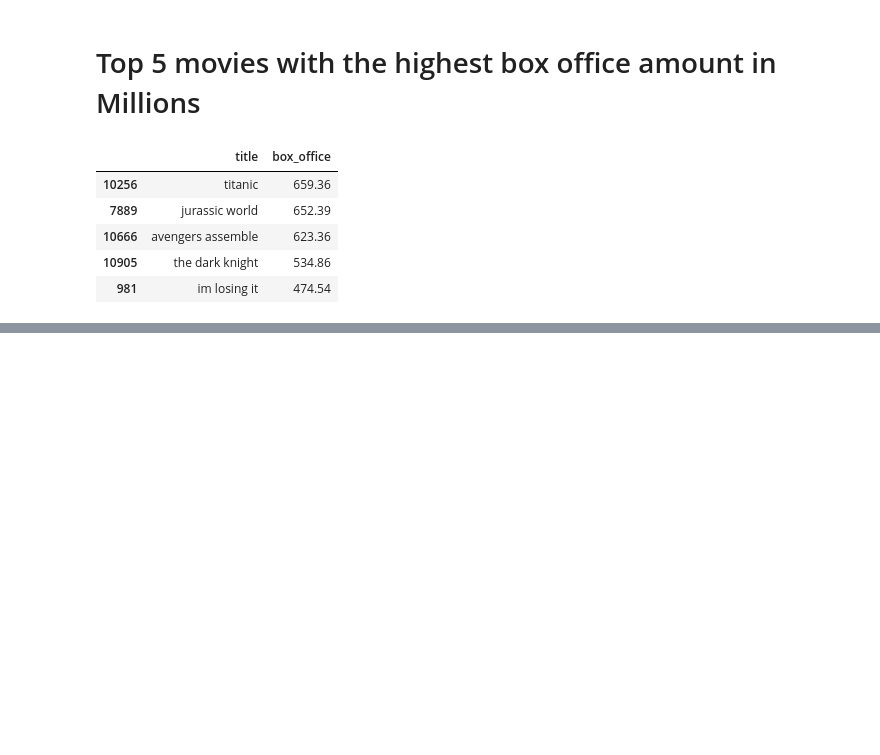
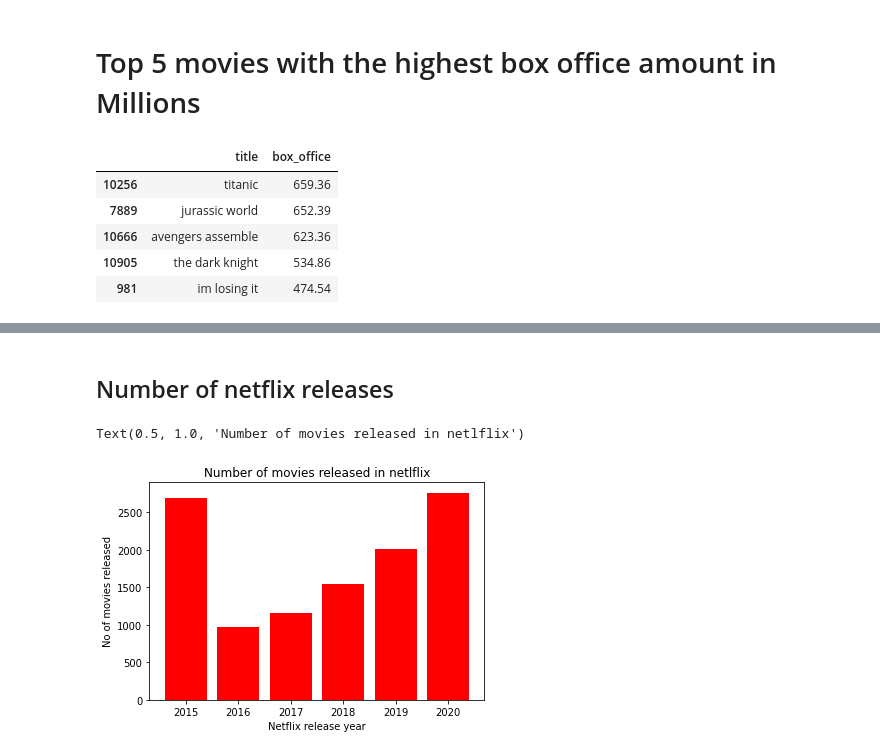
Before and after one commit to sowmyk92/flight, a Jupyter notebook: case/start.ipynb, the cells around one changed output, grey strips where cells are left out. Drawn from its saved outputs; the diff is of its cells as text; code cells hidden in the pictures; blank space fills up the shorter version.

Commit message:
release year

```diff
--- a/case/start.ipynb
+++ b/case/start.ipynb
@@ -302,0 +328,13 @@ box_office.head(5)
+# %% [markdown]
+## Number of netflix releases
+# %%
+netflix_release_count = movies_df.groupby('netflix_release_yr')['movie_id'].count().reset_index(name='No_of_films')
+netflix_release_count = netflix_release_count[netflix_release_count['netflix_release_yr'] != 2021]
+
+plt.bar(netflix_release_count['netflix_release_yr'], netflix_release_count['No_of_films'], color = 'red')
+plt.xlabel("Netflix release year")
+plt.ylabel("No of movies released")
+plt.title("Number of movies released in netlflix")
+# %% [output]
+Text(0.5, 1.0, 'Number of movies released in netlflix')
+[figure, added]
```
Also changed, not shown: parts of 2 cells of this notebook.
